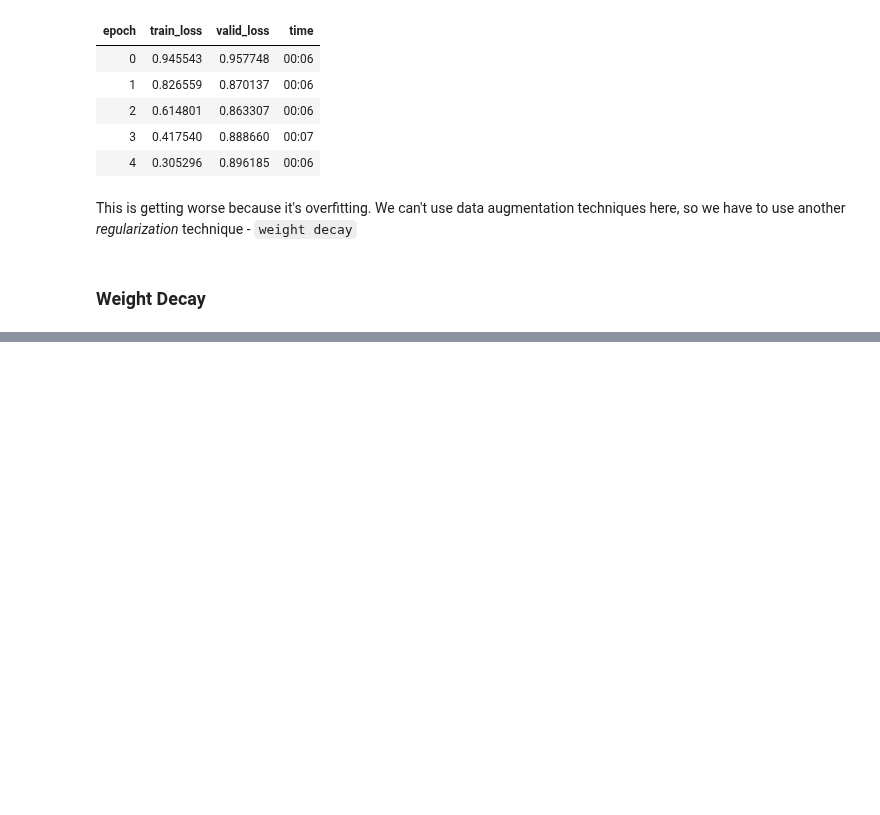
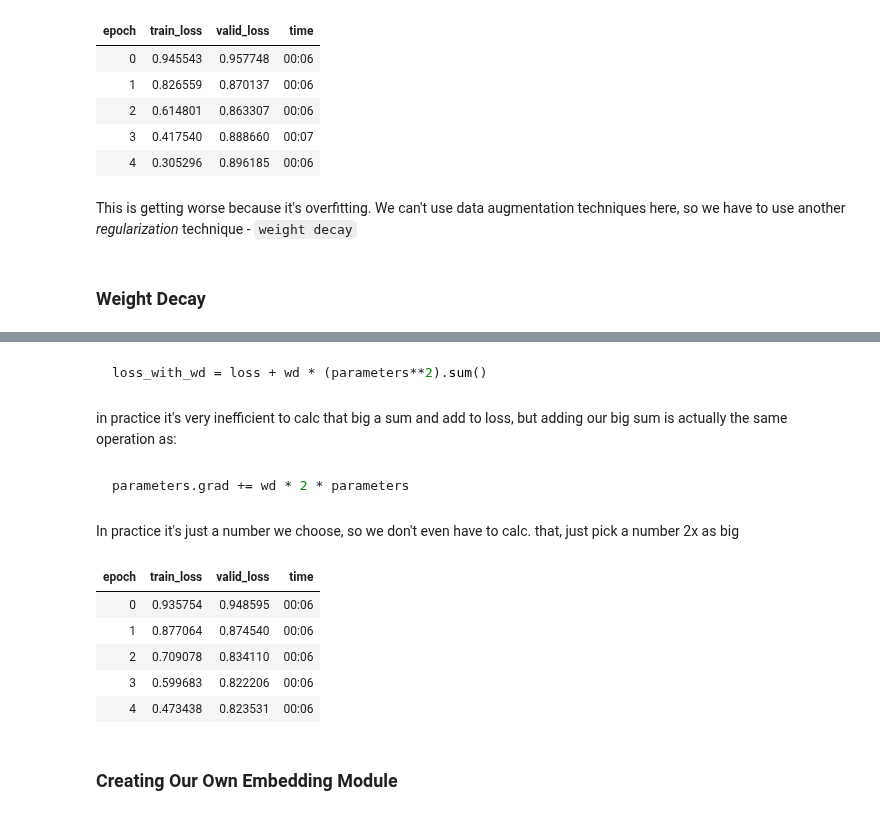
Before and after one commit to peterbull/deep-learning-projects, a Jupyter notebook: ch_8_notes/08_collab.ipynb, the cells around one changed output, grey strips where cells are left out. Cells and saved outputs as stored; diff of their text form; code cells hidden in the pictures; blank space fills up the shorter version.

Commit message:
begin creating embedding module

````diff
--- a/ch_8_notes/08_collab.ipynb
+++ b/ch_8_notes/08_collab.ipynb
@@ -451,0 +472,25 @@ This is getting worse because it's overfitting. We can't use data augmentation t
+# %% [markdown]
+```python
+loss_with_wd = loss + wd * (parameters**2).sum()
+```
+# %% [markdown]
+in practice it's very inefficient to calc that big a sum and add to loss, but adding our big sum is actually the same operation as:
+# %% [markdown]
+```python
+parameters.grad += wd * 2 * parameters
+```
+# %% [markdown]
+In practice it's just a number we choose, so we don't even have to calc. that, just pick a number 2x as big
+# %%
+model = DotProductBias(n_users, n_movies, 50)
+learn = Learner(dls, model, loss_func=MSELossFlat())
+learn.fit_one_cycle(5, 5e-3, wd=0.1)
+# %% [output]
+| epoch | train_loss | valid_loss | time |
+| 0 | 0.935754 | 0.948595 | 00:06 |
+| 1 | 0.877064 | 0.874540 | 00:06 |
+| 2 | 0.709078 | 0.834110 | 00:06 |
+| 3 | 0.599683 | 0.822206 | 00:06 |
+| 4 | 0.473438 | 0.823531 | 00:06 |
+# %% [markdown]
+### Creating Our Own Embedding Module
````
Also changed, not shown: parts of 4 cells of this notebook.
